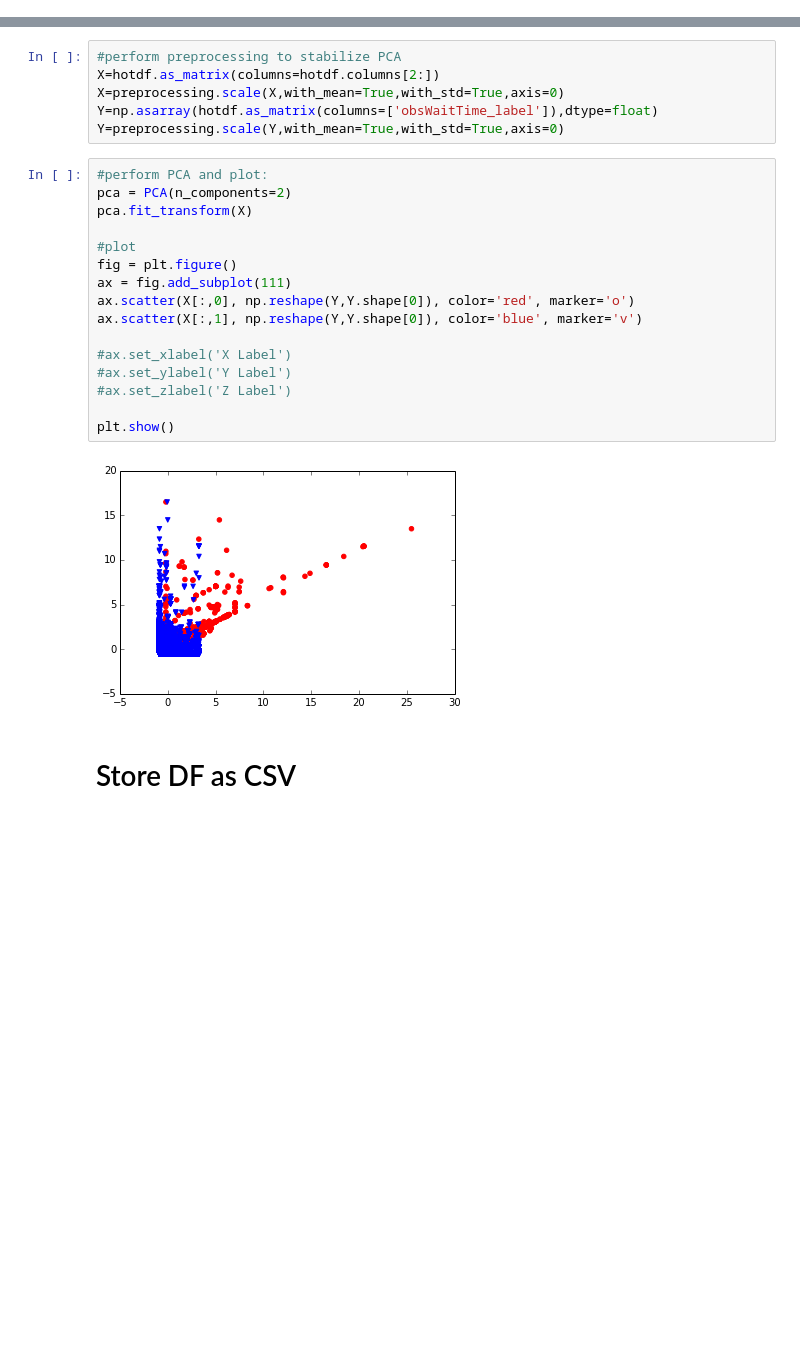
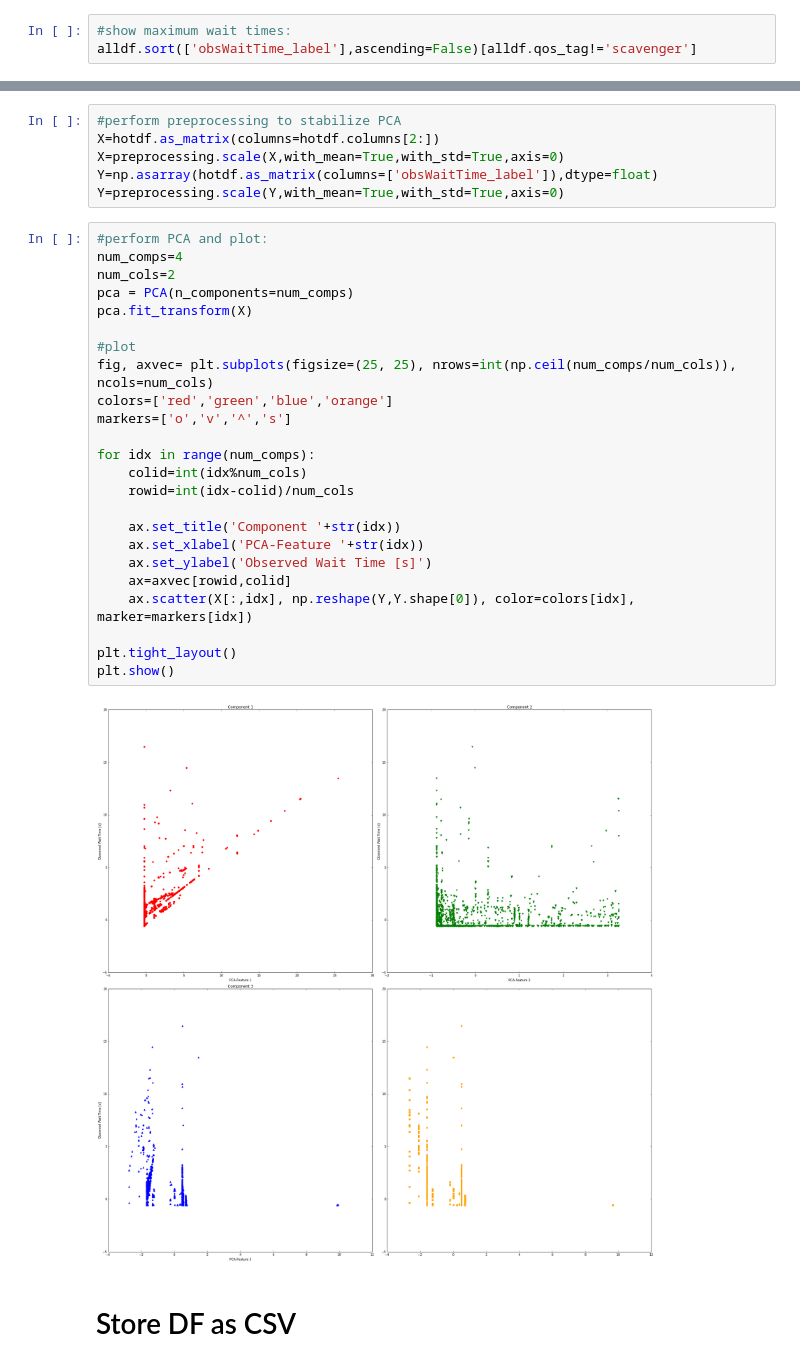
Before and after one commit to NERSC/qpredict, a Jupyter notebook: prepare_data_ankit.ipynb, the cells around one changed output, grey strips where cells are left out. Saved outputs shown, nothing was run; the diff lists cells and outputs as text; blank space fills up the shorter version.

```diff
--- a/prepare_data_ankit.ipynb
+++ b/prepare_data_ankit.ipynb
@@ -169,3 +172,6 @@ plt.bar(X,Y,width=200)
 plt.show()
 # %% [output]
 [figure]
+# %%
+#show maximum wait times:
+alldf.sort(['obsWaitTime_label'],ascending=False)[alldf.qos_tag!='scavenger']
@@ -210,24 +235,32 @@ X=hotdf.as_matrix(columns=hotdf.columns[2:])
 X=preprocessing.scale(X,with_mean=True,with_std=True,axis=0)
 Y=np.asarray(hotdf.as_matrix(columns=['obsWaitTime_label']),dtype=float)
 Y=preprocessing.scale(Y,with_mean=True,with_std=True,axis=0)
-# %%
-#perform PCA and plot:
-pca = PCA(n_components=2)
-pca.fit_transform(X)
-
-#plot
-fig = plt.figure()
-ax = fig.add_subplot(111)
-ax.scatter(X[:,0], np.reshape(Y,Y.shape[0]), color='red', marker='o')
-ax.scatter(X[:,1], np.reshape(Y,Y.shape[0]), color='blue', marker='v')
-
-#ax.set_xlabel('X Label')
-#ax.set_ylabel('Y Label')
-#ax.set_zlabel('Z Label')
-
-plt.show()
-# %% [output]
-[figure, removed]
+# %%
+#perform PCA and plot:
+num_comps=4
+num_cols=2
+pca = PCA(n_components=num_comps)
+pca.fit_transform(X)
+
+#plot
+fig, axvec= plt.subplots(figsize=(25, 25), nrows=int(np.ceil(num_comps/num_cols)), ncols=num_cols)
+colors=['red','green','blue','orange']
+markers=['o','v','^','s']
+
+for idx in range(num_comps):
+    colid=int(idx%num_cols)
+    rowid=int(idx-colid)/num_cols
+
+    ax.set_title('Component '+str(idx))
+    ax.set_xlabel('PCA-Feature '+str(idx))
+    ax.set_ylabel('Observed Wait Time [s]')
+    ax=axvec[rowid,colid]
+    ax.scatter(X[:,idx], np.reshape(Y,Y.shape[0]), color=colors[idx], marker=markers[idx])
+
+plt.tight_layout()
+plt.show()
+# %% [output]
+[figure, added]
 # %% [markdown]
 # Store DF as CSV
 # %%
```
Also changed, not shown: parts of 3 cells of this notebook.
